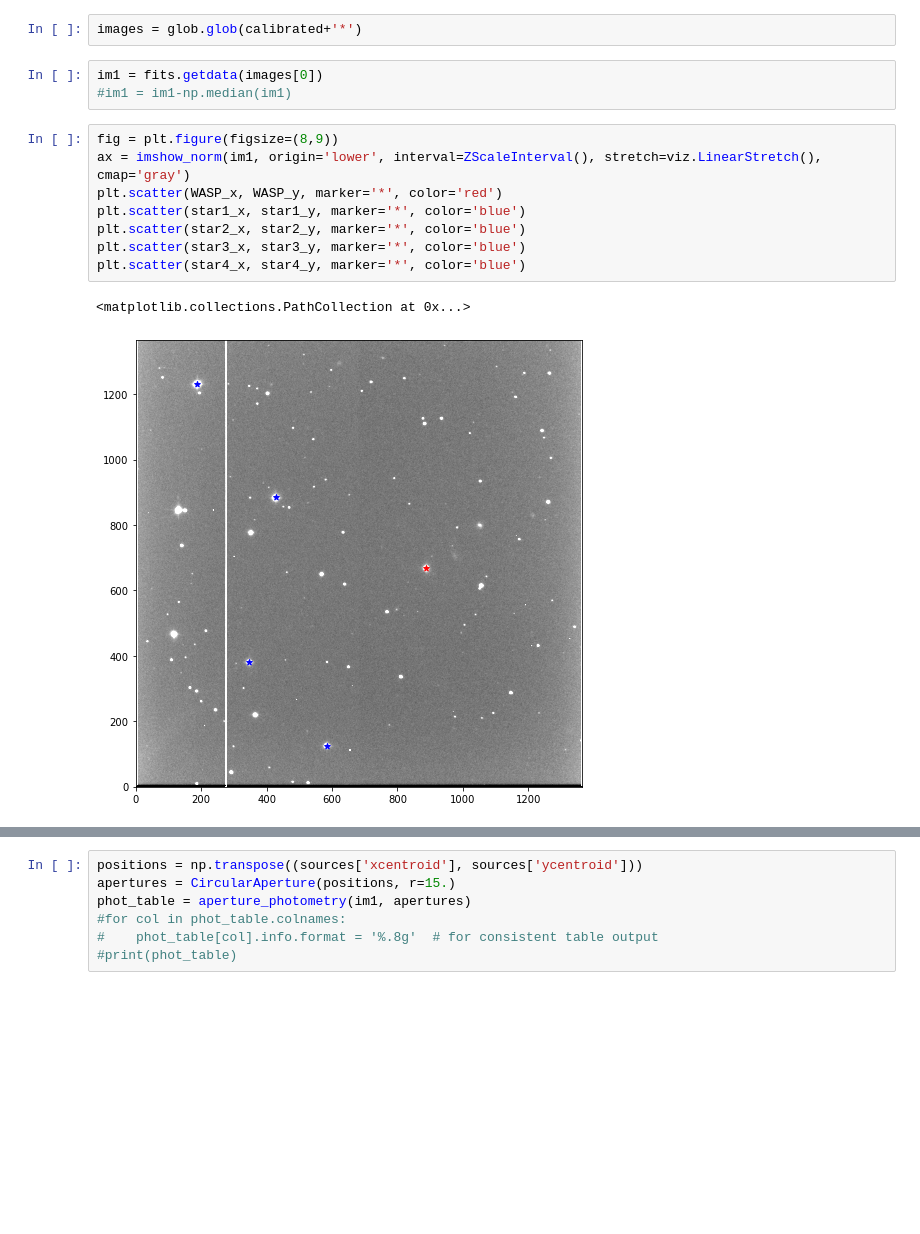
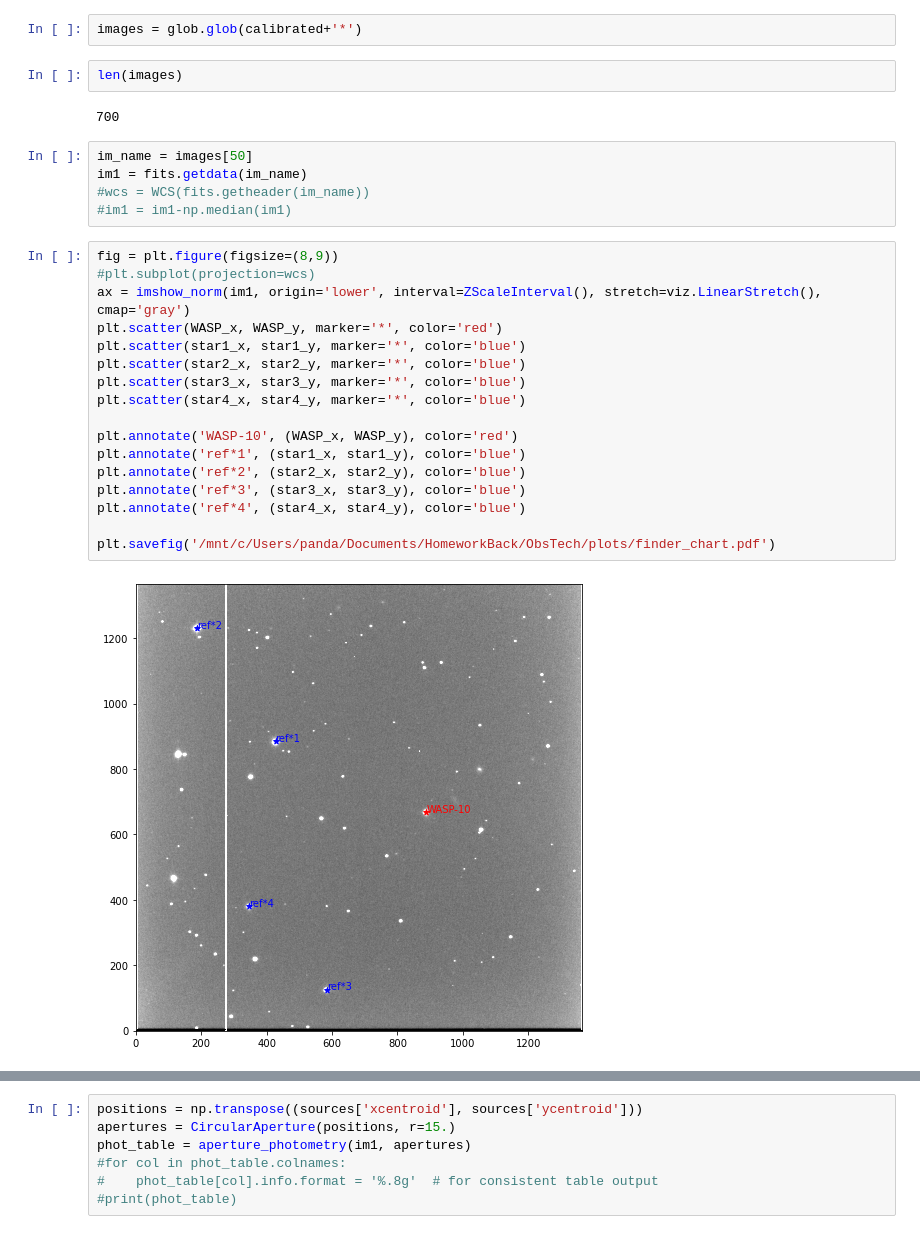
Before and after one commit to SpacialTree/HomeworkBack, a Jupyter notebook: ObsTech/LabTwo/ReportTwo.ipynb, the cells around one changed output, grey strips where cells are left out. Drawn from its saved outputs; the diff is of its cells as text; blank space fills up the shorter version.

```diff
--- a/ObsTech/LabTwo/ReportTwo.ipynb
+++ b/ObsTech/LabTwo/ReportTwo.ipynb
@@ -124,17 +129,31 @@ star4_coord = SkyCoord('23h16m16.14s', '+31d25m39.09s', frame='fk5')
 # Science Analysis
 # %%
 images = glob.glob(calibrated+'*')
+# %%
+len(images)
+# %% [output]
+700
 # %%
-im1 = fits.getdata(images[0])
+im_name = images[50]
+im1 = fits.getdata(im_name)
+#wcs = WCS(fits.getheader(im_name))
 #im1 = im1-np.median(im1)
 # %%
 fig = plt.figure(figsize=(8,9))
+#plt.subplot(projection=wcs)
 ax = imshow_norm(im1, origin='lower', interval=ZScaleInterval(), stretch=viz.LinearStretch(), cmap='gray')
 plt.scatter(WASP_x, WASP_y, marker='*', color='red')
 plt.scatter(star1_x, star1_y, marker='*', color='blue')
 plt.scatter(star2_x, star2_y, marker='*', color='blue')
 plt.scatter(star3_x, star3_y, marker='*', color='blue')
 plt.scatter(star4_x, star4_y, marker='*', color='blue')
+
+plt.annotate('WASP-10', (WASP_x, WASP_y), color='red')
+plt.annotate('ref*1', (star1_x, star1_y), color='blue')
+plt.annotate('ref*2', (star2_x, star2_y), color='blue')
+plt.annotate('ref*3', (star3_x, star3_y), color='blue')
+plt.annotate('ref*4', (star4_x, star4_y), color='blue')
+
+plt.savefig('/mnt/c/Users/panda/Documents/HomeworkBack/ObsTech/plots/finder_chart.pdf')
 # %% [output]
-<matplotlib.collections.PathCollection at 0x...>
-[figure, old version]
+[figure, new version]
```
Also changed, not shown: parts of 14 cells of this notebook, 7 other files.
